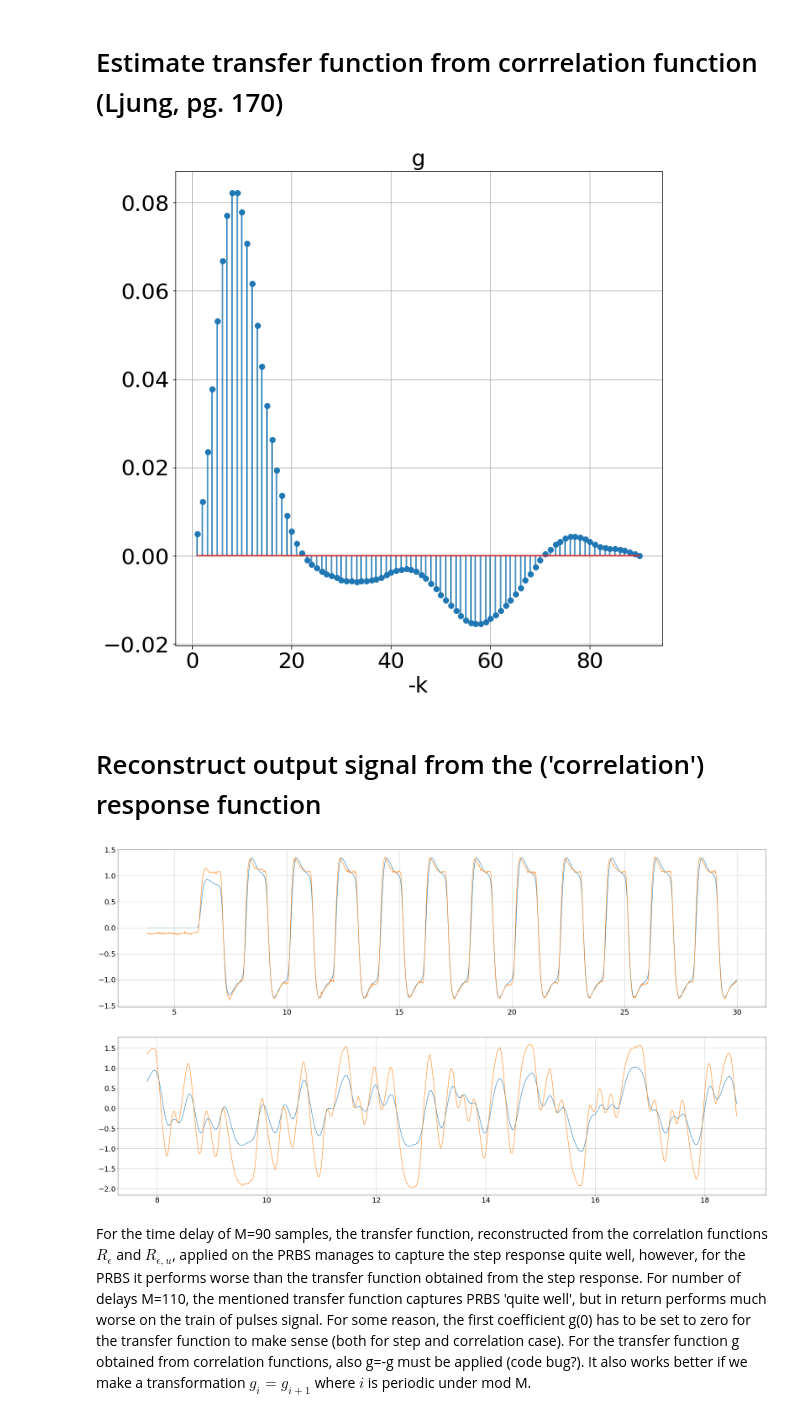
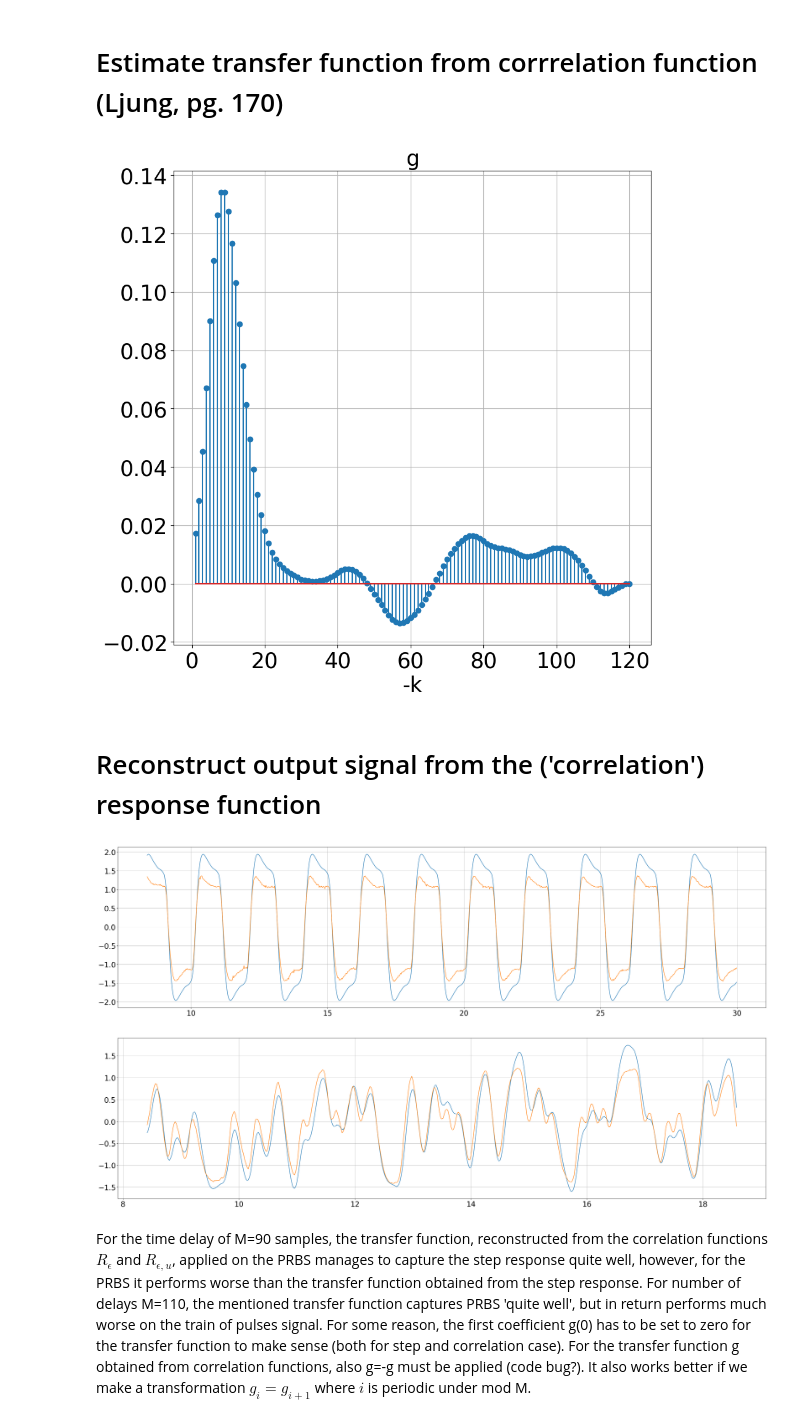
Before and after one commit to nyuhanc/BLA, a Jupyter notebook: BLA_main.ipynb, the cells around one changed output. Saved outputs shown, nothing was run; the diff lists cells and outputs as text; code cells hidden in the pictures.

```diff
--- a/BLA_main.ipynb
+++ b/BLA_main.ipynb
@@ -42,20 +44,20 @@ plt.show()
 # Reformat data
 ## (Cut and z-normalize)
 # %%
-# z-normalize the signals
-def z(x):
-    x = np.asarray(x)
-    return (x-np.average(x)) / np.std(x)
-
 # cut
-df1 = df1.iloc[100:1500]
+df1 = df1.iloc[300:1500]
 df2 = df2.iloc[301:930]
 
 # z-normalise
-df1['u'] = z(df1['u'])
-df1['y'] = z(df1['y'])
-df2['u'] = z(df2['u'])
-df2['y'] = z(df2['y'])
+# z-normalise
+joint_avg_u = np.average(df1['u'].append(df2['u']))
+joint_avg_y = np.average(df1['y'].append(df2['y']))
+joint_std_u = np.std(df1['u'].append(df2['u']))
+joint_std_y = np.std(df1['y'].append(df2['y']))
+df1['u'] = (df1['u']-joint_avg_u)/joint_std_u
+df1['y'] = (df1['y']-joint_avg_y)/joint_std_y
+df2['u'] = (df2['u']-joint_avg_u)/joint_std_u
+df2['y'] = (df2['y']-joint_avg_y)/joint_std_y
 
 plt.figure(figsize=(40,10))
 plt.plot(df1['time'],df1['y'])
@@ -216,7 +220,7 @@ The step response (transfer function) manages to capture the shape of the respon
 # Estimate transfer function from corrrelation function (Ljung, pg. 170)
 # %%
 m = np.sum([1 for i in df2['u'] if i==np.max(list(set(df2['u'])))])
-M = 90 # of delays
+M = 120 # of delays
 N = M # to be able to easy invert the matrix equation
 
 def Rab(a,b):
@@ -256,42 +260,42 @@ plt.xlabel('-k')
 plt.grid(True)
 plt.show()
 # %% [output]
-[figure, old version]
+[figure, new version]
 # %% [markdown]
 # Reconstruct output signal from the ('correlation') response function
 # %%
 g_rev = g[::-1] # step response function
 
 #----------------------------------------------
 
 # for train of pulses
 y_rec = np.zeros(len(df1['u'])-M) # y reconstructed
 
 for i in range(len(df1['y'])-M):
     y_rec[i] = np.sum(g_rev * df1['u'][i:i+M])
 
 fig, axn = plt.subplots(1,1,figsize=(40,10))
-plt.plot(df1['time'][M:], y_rec)
-plt.plot(df1['time'][M:], df1['y'][M:])
+plt.plot(df1['time'][M:], y_rec, label=r'$\hat{y}$')
+plt.plot(df1['time'][M:], df1['y'][M:], label=r'$y$')
 plt.grid(True)
 plt.show()
 
 #----------------------------------------------
 
 #for PRBS
 y_rec = np.zeros(len(df2['u'])-M) # y reconstructed
 
 for i in range(len(df2['y'])-M):
     y_rec[i] = np.sum(g_rev * df2['u'][i:i+M])
 
 fig, axn = plt.subplots(1,1,figsize=(40,10))
-plt.plot(df2['time'][M:], y_rec)
-plt.plot(df2['time'][M:], df2['y'][M:])
+plt.plot(df2['time'][M:], y_rec, label=r'$\hat{y}$')
+plt.plot(df2['time'][M:], df2['y'][M:], label=r'$y$')
 plt.grid(True)
 plt.show()
 # %% [output]
-[figure, old version]
+[figure, new version]
-[figure, old version]
+[figure, new version]
 # %% [markdown]
 For the time delay of M=90 samples, the transfer function, reconstructed from the correlation functions $R_{\epsilon}$ and $R_{\epsilon,u}$, applied on the PRBS manages to capture the step response quite well, however, for the PRBS it performs worse than the transfer function obtained from the step response. For number of delays M=110, the mentioned transfer function captures PRBS 'quite well', but in return performs much worse on the train of pulses signal. For some reason, the first coefficient g(0) has to be set to zero for the transfer function to make sense (both for step and correlation case). For the transfer function g obtained from correlation functions, also g=-g must be applied (code bug?). It also works better if we make a transformation $g_i=g_{i+1}$ where $i$ is periodic under mod M.
 # %% [markdown]
```
Also changed, not shown: parts of 10 cells of this notebook, 2 other files.
